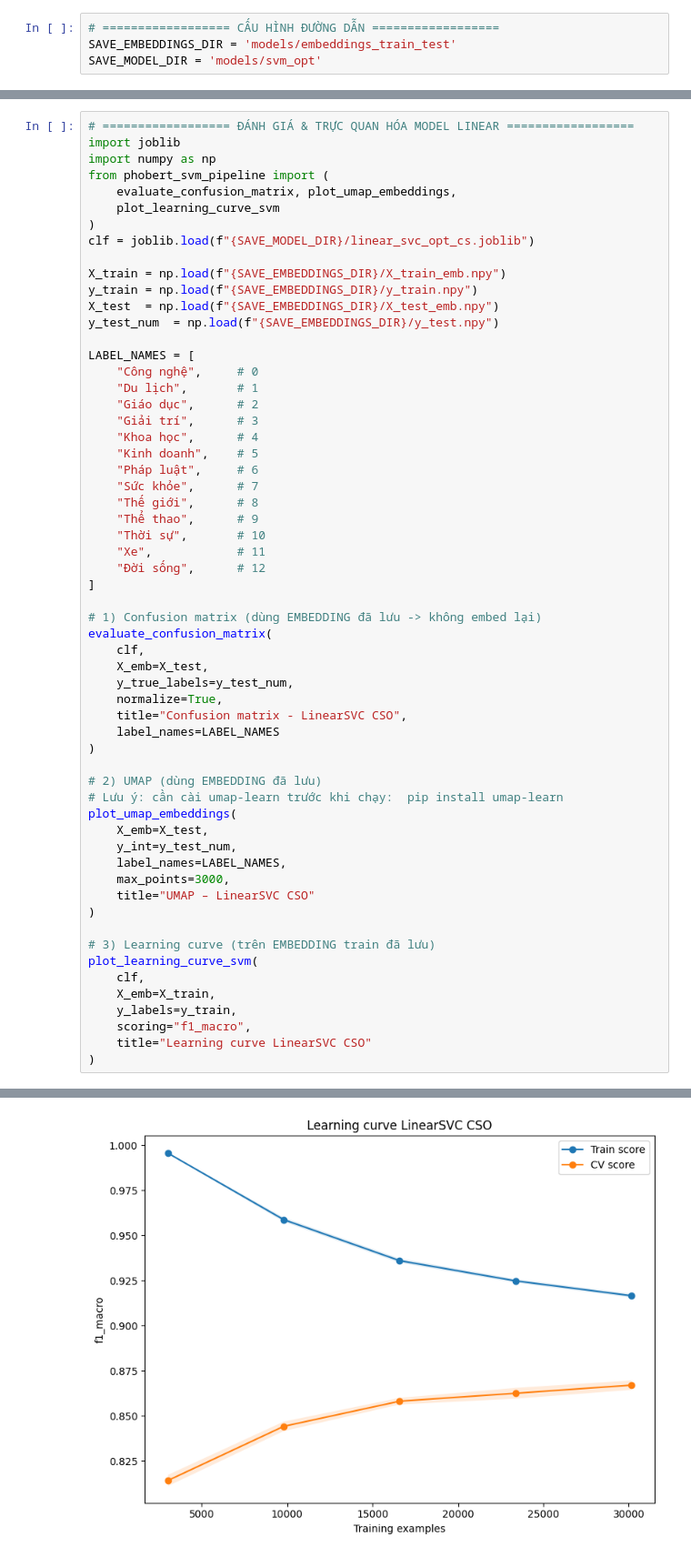
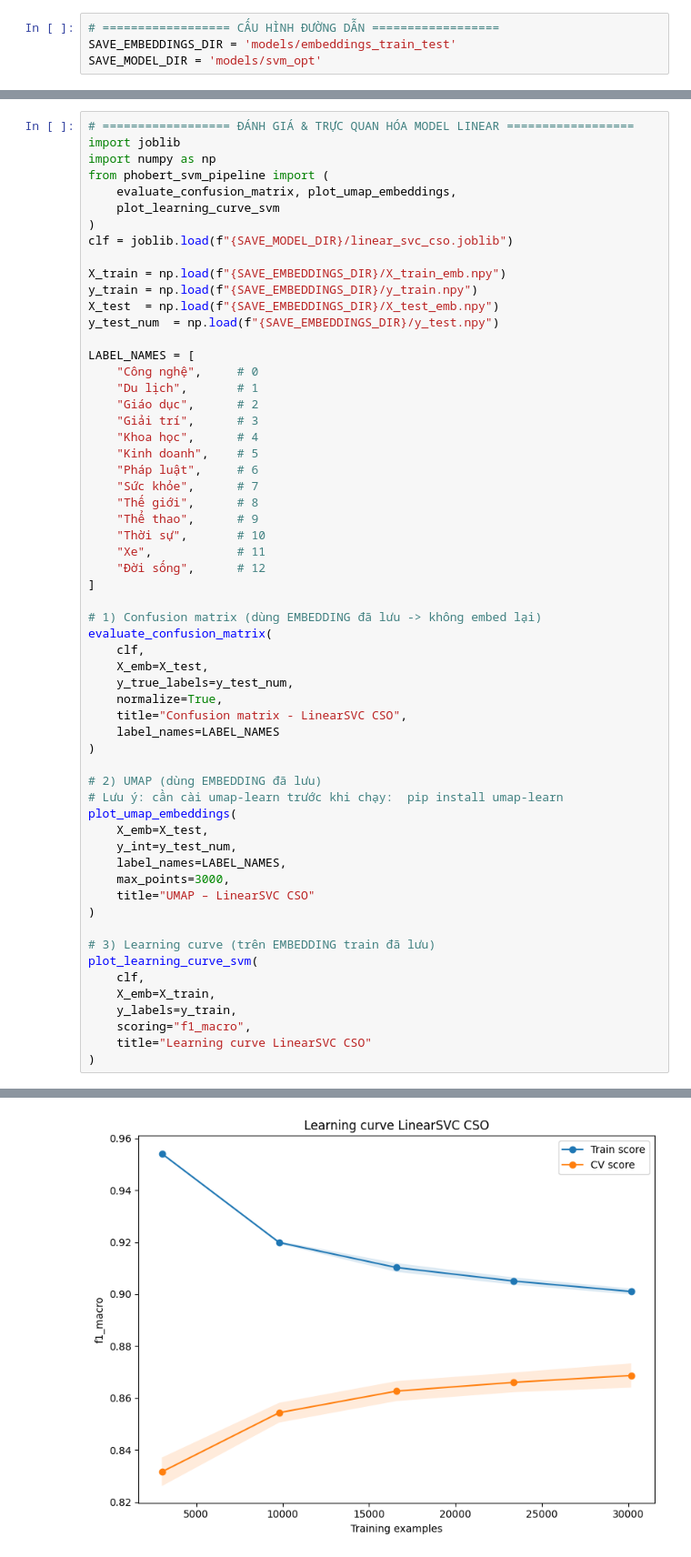
Before and after one commit to baoo2003/Document_Classification_With_Cuckoo_Search, a Jupyter notebook: svm_cso_optimization.ipynb, the cells around one changed output, grey strips where cells are left out. Shown at 91% size. Cells and saved outputs as stored; diff of their text form.

```diff
--- a/svm_cso_optimization.ipynb
+++ b/svm_cso_optimization.ipynb
@@ -249,7 +205,7 @@ from phobert_svm_pipeline import (
     evaluate_confusion_matrix, plot_umap_embeddings,
     plot_learning_curve_svm
 )
-clf = joblib.load(f"{SAVE_MODEL_DIR}/linear_svc_opt_cs.joblib")
+clf = joblib.load(f"{SAVE_MODEL_DIR}/linear_svc_cso.joblib")
 
 X_train = np.load(f"{SAVE_EMBEDDINGS_DIR}/X_train_emb.npy")
 y_train = np.load(f"{SAVE_EMBEDDINGS_DIR}/y_train.npy")
@@ -304,3 +261,3 @@ plot_learning_curve_svm(
 [figure]
 [figure]
-[figure, old version]
+[figure, new version]
```
Also changed, not shown: parts of 3 cells of this notebook.
